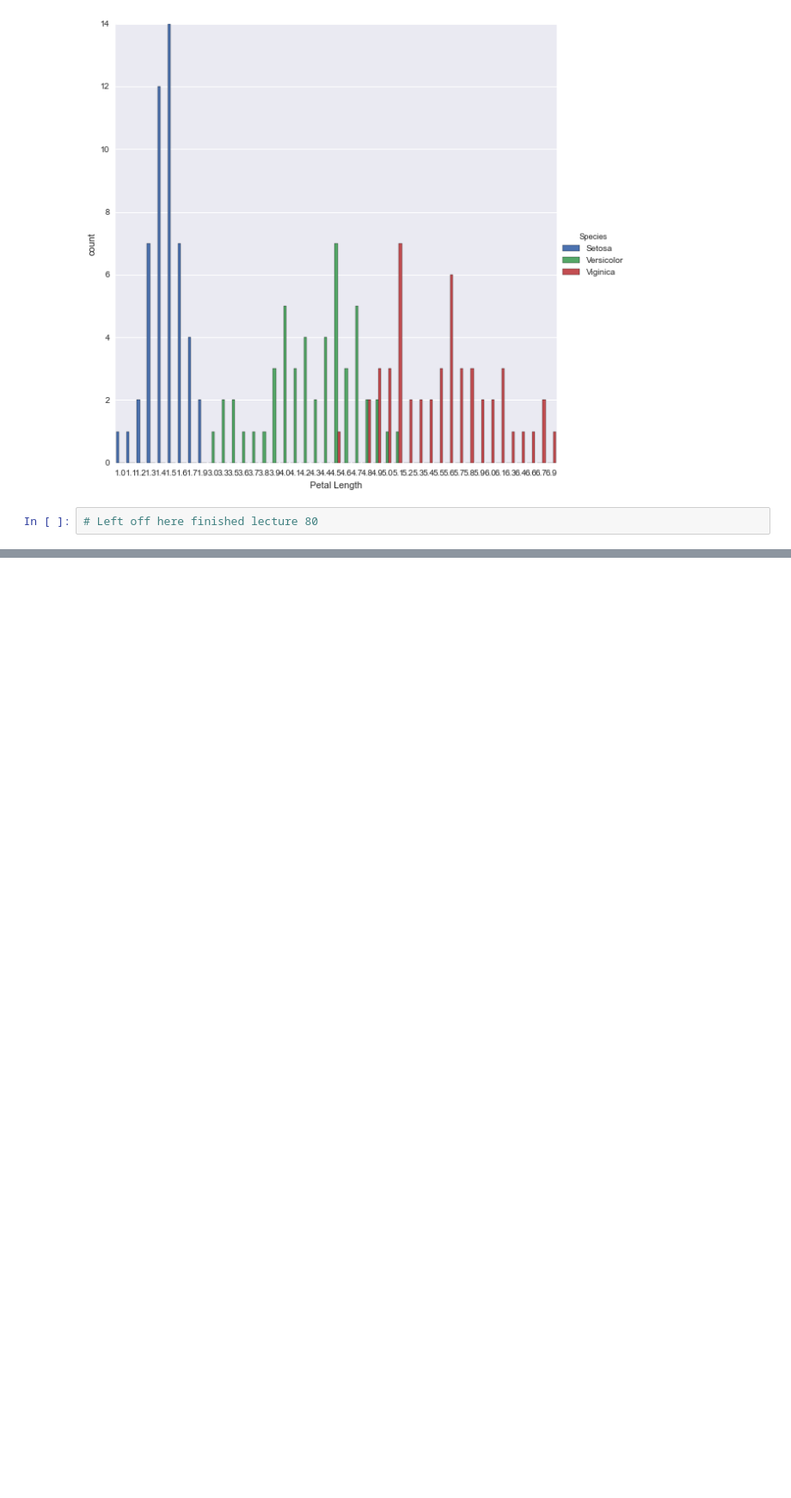
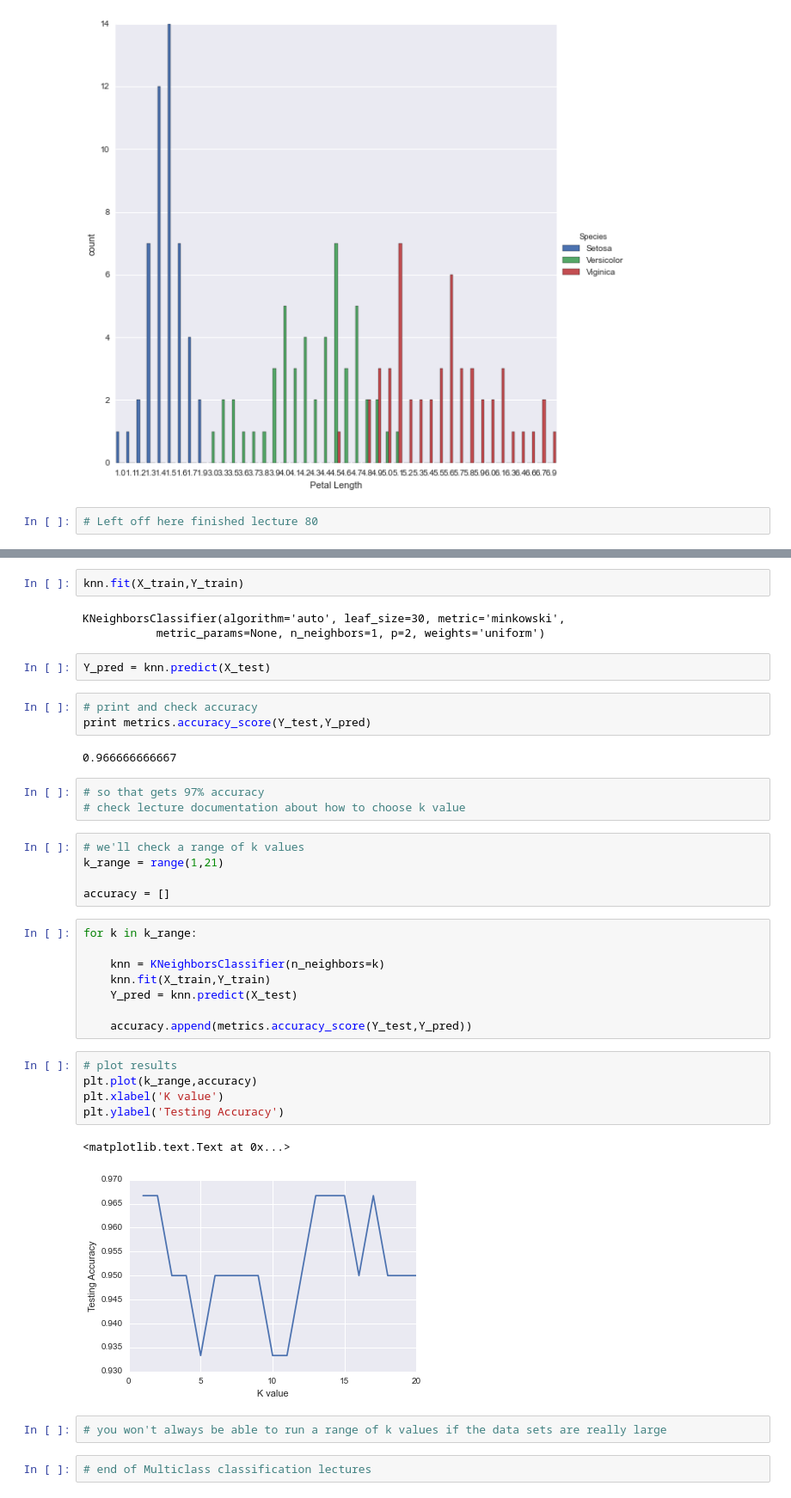
Before and after one commit to kcmartin/data-coursework, a Jupyter notebook: ipython-notebooks/Multi-Class Classification.ipynb, the cells around one changed output, grey strips where cells are left out. Shown: that part at 86% size. Saved outputs shown, nothing was run; the diff lists cells and outputs as text; blank space fills up the shorter version.

Commit message:
Progress through lecture 82
k nearest neighbor lecture

```diff
--- a/ipython-notebooks/Multi-Class Classification.ipynb
+++ b/ipython-notebooks/Multi-Class Classification.ipynb
@@ -120,0 +168,40 @@ sns.factorplot('Petal Length',data=iris,hue='Species',size=8)
+# %%
+knn.fit(X_train,Y_train)
+# %% [output]
+KNeighborsClassifier(algorithm='auto', leaf_size=30, metric='minkowski',
+           metric_params=None, n_neighbors=1, p=2, weights='uniform')
+# %%
+Y_pred = knn.predict(X_test)
+# %%
+# print and check accuracy
+print metrics.accuracy_score(Y_test,Y_pred)
+# %% [output]
+0.966666666667
+# %%
+# so that gets 97% accuracy
+# check lecture documentation about how to choose k value
+# %%
+# we'll check a range of k values
+k_range = range(1,21)
+
+accuracy = []
+# %%
+for k in k_range:
+
+    knn = KNeighborsClassifier(n_neighbors=k)
+    knn.fit(X_train,Y_train)
+    Y_pred = knn.predict(X_test)
+
+    accuracy.append(metrics.accuracy_score(Y_test,Y_pred))
+# %%
+# plot results
+plt.plot(k_range,accuracy)
+plt.xlabel('K value')
+plt.ylabel('Testing Accuracy')
+# %% [output]
+<matplotlib.text.Text at 0x...>
+[figure, added]
+# %%
+# you won't always be able to run a range of k values if the data sets are really large
+# %%
+# end of Multiclass classification lectures
```
Also changed, not shown: parts of 13 cells of this notebook.
